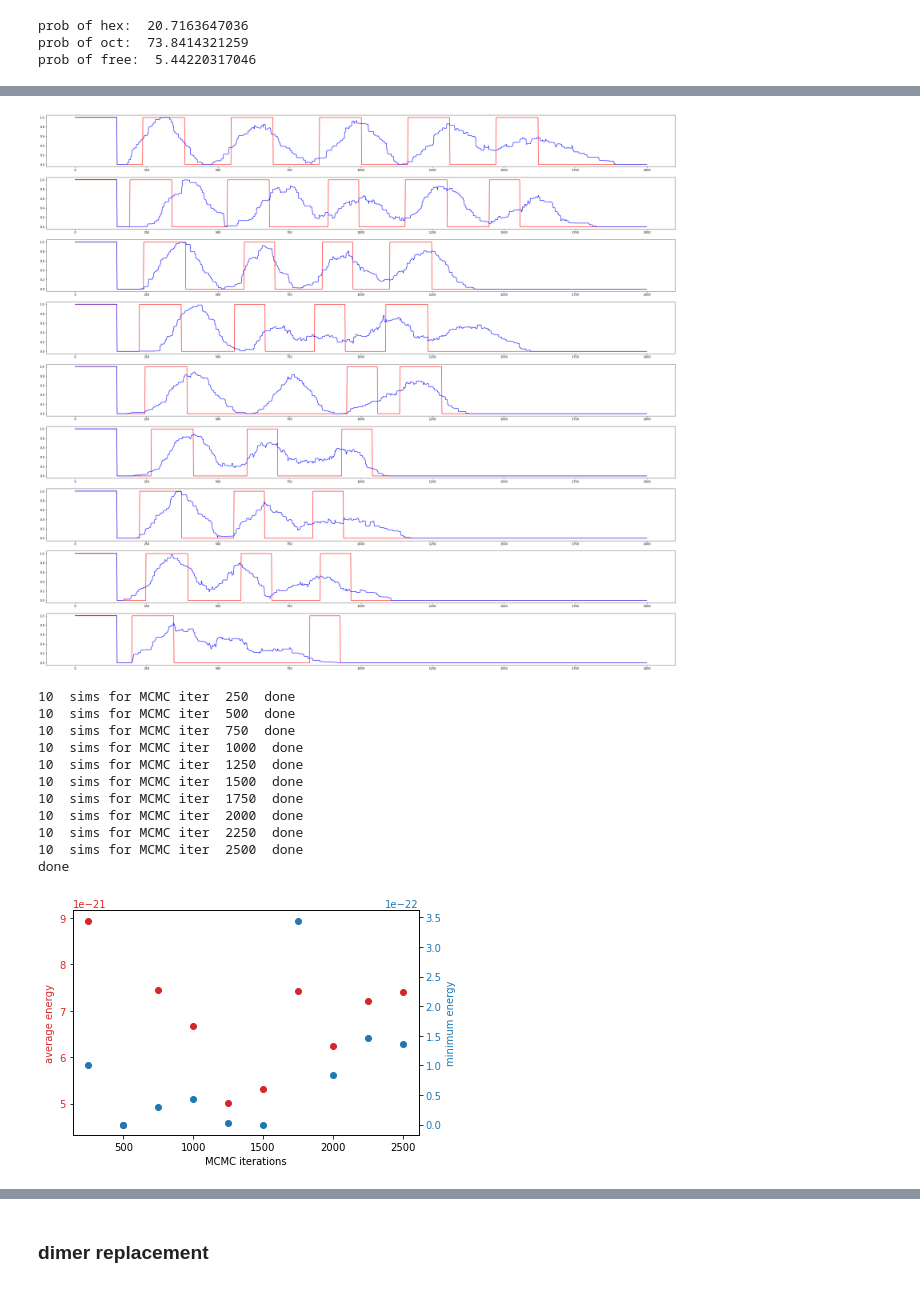
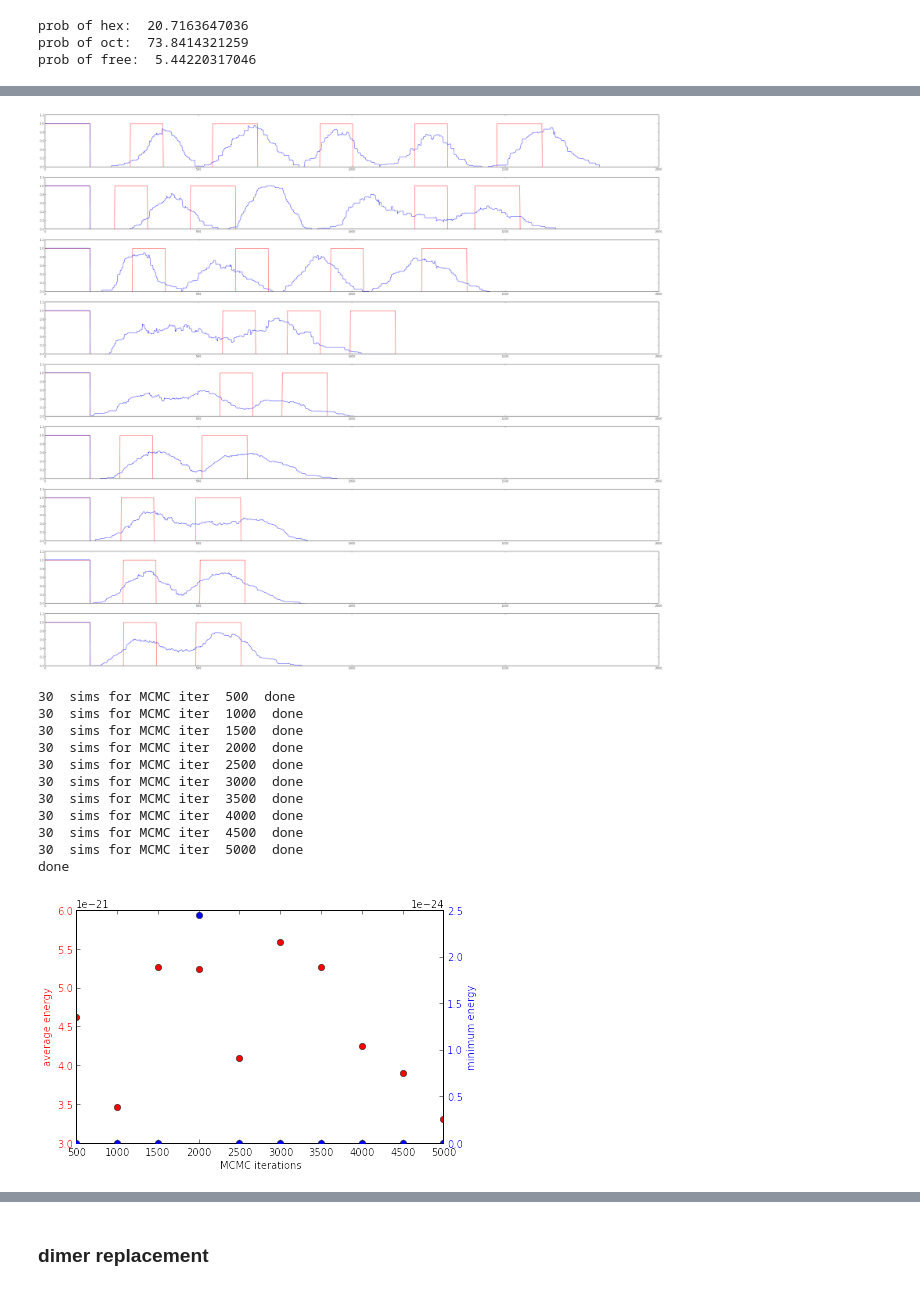
Before and after one commit to npagane/bph, a Jupyter notebook: gal/exonicNucleosomeKinetics.ipynb, the cells around one changed output, grey strips where cells are left out. Saved outputs shown, nothing was run; the diff lists cells and outputs as text; code cells hidden in the pictures.

```diff
--- a/gal/exonicNucleosomeKinetics.ipynb
+++ b/gal/exonicNucleosomeKinetics.ipynb
@@ -294,7 +297,7 @@ def RNAP(g):
     spc = detSpace(g)
     nucs = spc.keys()
     # attempt +1 nuc alteration (without upstream move)
-    nuc = np.asarray(np.linspace(0, len(g)-1, len(g))[g==nucs[1]], int)
+    nuc = np.asarray(np.linspace(0, len(g)-1, len(g))[g==nucs[1]], dtype = int)
     #temp = g[:]*1.0
     if (np.sum(1 == g) == OCT_LEN):
         # randomly determine fate of octomer from above probabilities
@@ -305,7 +308,7 @@ def RNAP(g):
             temp[nuc] = 0
             # shave off sides
             side = (OCT_LEN-HEX_LEN)/2
-            nuc = np.linspace(min(nuc)+side, max(nuc)-side, HEX_LEN, dtype = int)
+            nuc = np.asarray(np.linspace(min(nuc)+side, max(nuc)-side, HEX_LEN), dtype = int)
             temp[nuc] = int(nucs[1])
     elif (np.sum(1 == g) == HEX_LEN):
         # randomly determine fate of octomer from above probabilities
@@ -317,7 +320,7 @@ def RNAP(g):
     i = 1
     while (i < len(spc)-1):
         #temp = g[:]*1.0
-        nuc = np.asarray(np.linspace(0, len(g)-1, len(g))[g==nucs[i+1]], int)
+        nuc = np.asarray(np.linspace(0, len(g)-1, len(g))[g==nucs[i+1]], dtype = int)
         dist = spc
         if (spc[nucs[i]] >= LOOP_OCT and np.sum(nucs[i+1] == g) == OCT_LEN): # octosome
             # randomly determine fate of octomer from above probabilities
@@ -328,11 +331,11 @@ def RNAP(g):
                 g[nuc] = 0 #temp[nuc] = 0
                 # shave off sides
                 side = (OCT_LEN-HEX_LEN)/2
-                nuc = np.linspace(min(nuc)+side, max(nuc)-side, HEX_LEN, dtype = int)
-                g[nuc - NUC_MOVE_HEX] = int(nucs[i+1]) #temp[nuc - NUC_MOVE_HEX] = int(nucs[i+1])
+                nuc = np.asarray(np.linspace(min(nuc)+side, max(nuc)-side, HEX_LEN), dtype = int)
+                g[np.asarray(nuc - NUC_MOVE_HEX, int)] = int(nucs[i+1]) #temp[nuc - NUC_MOVE_HEX] = int(nucs[i+1])
             else: # move upstream as octomer
                 g[nuc] = 0 #temp[nuc] = 0
-                g[nuc - NUC_MOVE_OCT] = int(nucs[i+1])#temp[nuc - NUC_MOVE_OCT] = g[nuc]
+                g[np.asarray(nuc - NUC_MOVE_OCT,int)] = int(nucs[i+1])#temp[nuc - NUC_MOVE_OCT] = g[nuc]
         elif (spc[nucs[i]] >= LOOP_HEX and np.sum(nucs[i+1] == g) == HEX_LEN): # hexasome
              # randomly determine fate of octomer from above probabilities
                 rand = np.random.random()
@@ -340,7 +343,7 @@ def RNAP(g):
                     g[nuc] = 0 #temp[nuc] = 0
                 else: # move hexasome
                     g[nuc] = 0 #temp[nuc] = 0
-                    g[nuc - NUC_MOVE_HEX] = int(nucs[i+1]) #temp[nuc - NUC_MOVE_HEX] = g[nuc]
+                    g[np.asarray(nuc - NUC_MOVE_HEX, int)] = int(nucs[i+1]) #temp[nuc - NUC_MOVE_HEX] = g[nuc]
         else: # remove nucleosome due to crowding or make hexasome
             g[nuc] = 0 #temp[nuc] = 0
         #g = temp[:]*1.0
@@ -429,16 +432,16 @@ while ind < 2*i:
 
 plt.show()
 # %% [output]
-[figure, old version]
+[figure, new version]
 # %%
 # run several simulations varying transcription rate to gather statistics
 runs = {}
-cycles = 5
-reps = 10
+cycles = 10
+reps = 30
 geneLen = 2000
 pts = 10
-minFreq = 250
-maxFreq = 2500
+minFreq = 500
+maxFreq = 5000
 
 for trate in np.linspace(minFreq,maxFreq,pts):
     gene = np.zeros(geneLen); en = [];
@@ -451,61 +454,58 @@ for trate in np.linspace(minFreq,maxFreq,pts):
             if gempty == len(g) or gempty == (len(g) - OCT_LEN) or gempty == (len(g) - HEX_LEN):
                 break
             en.append(energy(g));
-            g, e, gA = MCMC(g, int(trate));
-            if gempty == len(g) or gempty == (len(g) - OCT_LEN) or gempty == (len(g) - HEX_LEN):
-                break
-            en.extend(e);
+            g, e, gA = MCMC(g, int(trate)); en.extend(e);
         gene += np.ceil(g/max(g))/reps; minE = min(en); avgE = np.mean(en)
     runs[int(trate)] = [gene, minE, avgE]
     print reps, ' sims for MCMC iter ', int(trate), ' done'
 print 'done'
 # %% [output]
-10  sims for MCMC iter  250  done
-10  sims for MCMC iter  500  done
-10  sims for MCMC iter  750  done
-10  sims for MCMC iter  1000  done
-10  sims for MCMC iter  1250  done
-10  sims for MCMC iter  1500  done
-10  sims for MCMC iter  1750  done
-10  sims for MCMC iter  2000  done
-10  sims for MCMC iter  2250  done
-10  sims for MCMC iter  2500  done
+30  sims for MCMC iter  500  done
+30  sims for MCMC iter  1000  done
+30  sims for MCMC iter  1500  done
+30  sims for MCMC iter  2000  done
+30  sims for MCMC iter  2500  done
+30  sims for MCMC iter  3000  done
+30  sims for MCMC iter  3500  done
+30  sims for MCMC iter  4000  done
+30  sims for MCMC iter  4500  done
+30  sims for MCMC iter  5000  done
 done
 # %%
 # plot energy
 aen = []
 men = []
 trate = []
 count = 0
 for i in runs.keys():
     trate.append(i)
     aen.append(runs[i][2])
     men.append(runs[i][1])
 
 order = np.argsort(trate)
 trate = np.asarray(trate)[order]; men = np.asarray(men)[order]; aen = np.asarray(aen)[order]
 
 fig, ax1 = plt.subplots()
-
-color = 'tab:red'
+minplot = 0
+color = 'red'
 ax1.set_xlabel('MCMC iterations')
 ax1.set_ylabel('average energy', color=color)
-ax1.plot(trate, aen, 'o', color=color)
+ax1.plot(trate[minplot:], aen[minplot:], 'o', color=color)
 ax1.tick_params(axis='y', labelcolor=color)
 
 ax2 = ax1.twinx()  # instantiate a second axes that shares the same x-axis
 
-color = 'tab:blue'
+color = 'blue'
 ax2.set_ylabel('minimum energy', color=color)  # we already handled the x-label with ax1
-ax2.plot(trate, men, 'o', color=color)
+ax2.plot(trate[minplot:], men[minplot:], 'o', color=color)
 ax2.tick_params(axis='y', labelcolor=color)
 
 fig.tight_layout()  # otherwise the right y-label is slightly clipped
 
 
 plt.show()
 # %% [output]
-[figure, old version]
+[figure, new version]
 # %%
 fig = plt.figure(figsize = (20,20))
 
```
Also changed, not shown: parts of 18 cells of this notebook.
